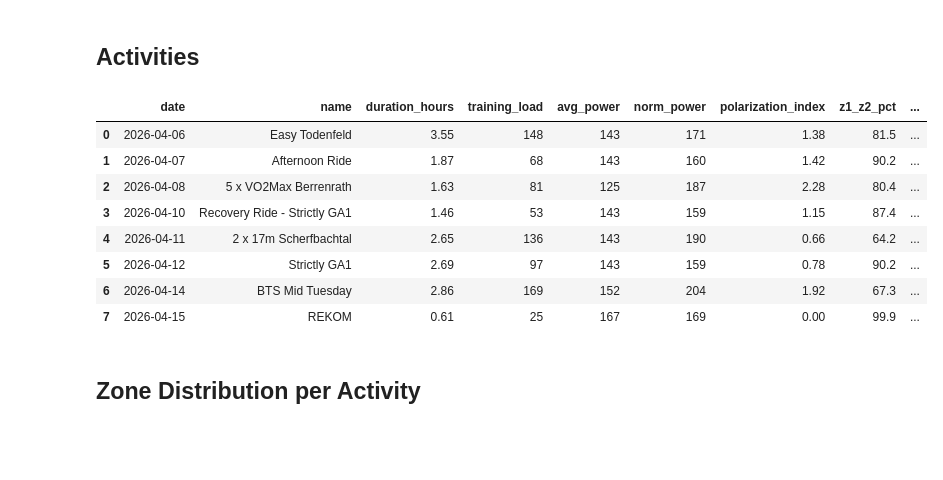
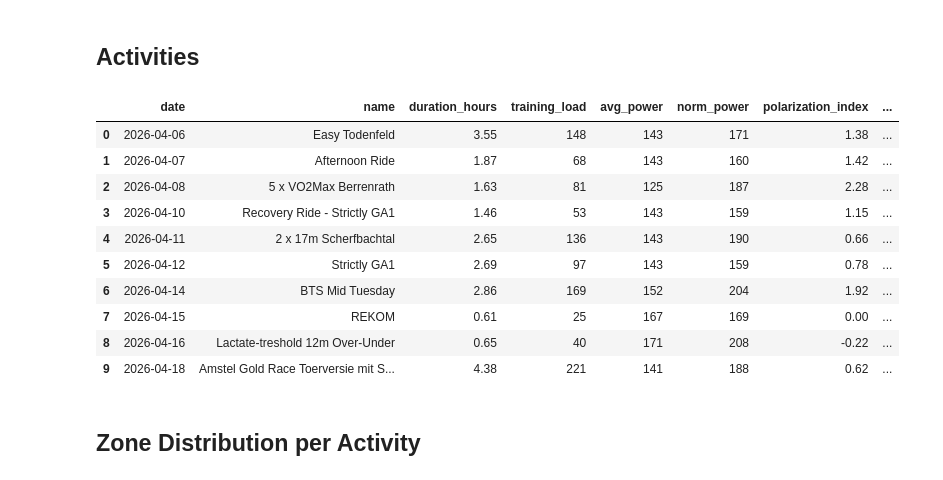
Before and after one commit to rbrands/intervals-icu-sync, a Jupyter notebook: notebooks/week_summary.ipynb, the cells around one changed output. Saved outputs shown, nothing was run; the diff lists cells and outputs as text; code cells hidden in the pictures; blank space fills up the shorter version.

```diff
--- a/notebooks/week_summary.ipynb
+++ b/notebooks/week_summary.ipynb
@@ -110,25 +110,28 @@ pd.DataFrame(list(week_display.items()), columns=["Metric", "Value"]).set_index(
 # %%
 activities = data.get("activities", [])
 df = pd.DataFrame(activities)
 
 cols = [
     "date", "name", "duration_hours", "ride_type",
     "training_load", "avg_power", "norm_power",
-    "polarization_index", "z1_z2_pct", "z3_z4_pct", "z5_plus_pct",
+    "polarization_index", "training_distribution",
+    "z1_z2_pct", "z3_z4_pct", "z5_plus_pct",
     "decoupling", "rpe", "carbs_used_g", "carbs_ingested_g",
 ]
 cols = [c for c in cols if c in df.columns]
 df[cols]
 # %% [output]
-|  | date | name | duration_hours | training_load | avg_power | norm_power | polarization_index | z1_z2_pct | ... |
-| 0 | 2026-04-06 | Easy Todenfeld | 3.55 | 148 | 143 | 171 | 1.38 | 81.5 | ... |
-| 1 | 2026-04-07 | Afternoon Ride | 1.87 | 68 | 143 | 160 | 1.42 | 90.2 | ... |
-| 2 | 2026-04-08 | 5 x VO2Max Berrenrath | 1.63 | 81 | 125 | 187 | 2.28 | 80.4 | ... |
-| 3 | 2026-04-10 | Recovery Ride - Strictly GA1 | 1.46 | 53 | 143 | 159 | 1.15 | 87.4 | ... |
-| 4 | 2026-04-11 | 2 x 17m Scherfbachtal | 2.65 | 136 | 143 | 190 | 0.66 | 64.2 | ... |
-| 5 | 2026-04-12 | Strictly GA1 | 2.69 | 97 | 143 | 159 | 0.78 | 90.2 | ... |
-| 6 | 2026-04-14 | BTS Mid Tuesday | 2.86 | 169 | 152 | 204 | 1.92 | 67.3 | ... |
-| 7 | 2026-04-15 | REKOM | 0.61 | 25 | 167 | 169 | 0.00 | 99.9 | ... |
+|  | date | name | duration_hours | training_load | avg_power | norm_power | polarization_index | ... |
+| 0 | 2026-04-06 | Easy Todenfeld | 3.55 | 148 | 143 | 171 | 1.38 | ... |
+| 1 | 2026-04-07 | Afternoon Ride | 1.87 | 68 | 143 | 160 | 1.42 | ... |
+| 2 | 2026-04-08 | 5 x VO2Max Berrenrath | 1.63 | 81 | 125 | 187 | 2.28 | ... |
+| 3 | 2026-04-10 | Recovery Ride - Strictly GA1 | 1.46 | 53 | 143 | 159 | 1.15 | ... |
+| 4 | 2026-04-11 | 2 x 17m Scherfbachtal | 2.65 | 136 | 143 | 190 | 0.66 | ... |
+| 5 | 2026-04-12 | Strictly GA1 | 2.69 | 97 | 143 | 159 | 0.78 | ... |
+| 6 | 2026-04-14 | BTS Mid Tuesday | 2.86 | 169 | 152 | 204 | 1.92 | ... |
+| 7 | 2026-04-15 | REKOM | 0.61 | 25 | 167 | 169 | 0.00 | ... |
+| 8 | 2026-04-16 | Lactate-treshold 12m Over-Under | 0.65 | 40 | 171 | 208 | -0.22 | ... |
+| 9 | 2026-04-18 | Amstel Gold Race Toerversie mit S... | 4.38 | 221 | 141 | 188 | 0.62 | ... |
 # %% [markdown]
 ## Zone Distribution per Activity
 # %%
```
Also changed, not shown: parts of 9 cells of this notebook, 4 other files.
